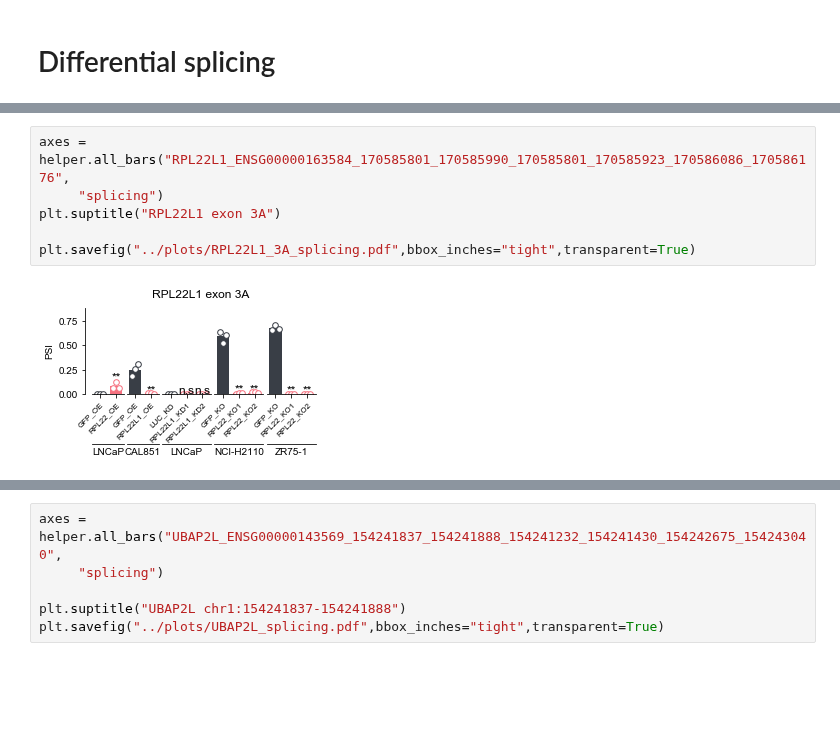
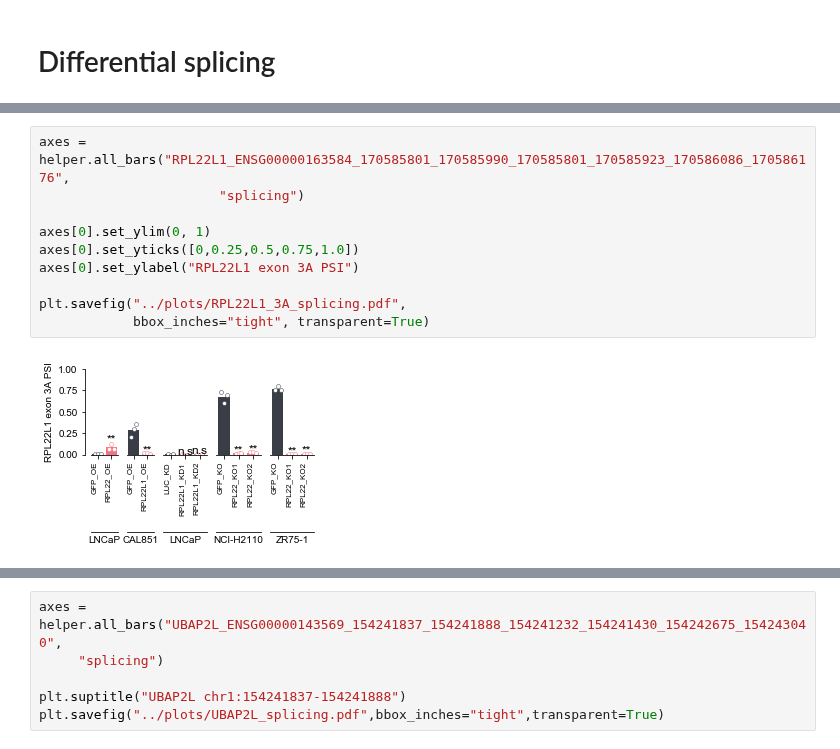
Before and after one commit to kevinhu/mdm4-splicing, a Jupyter notebook: notebooks/fig4_splicing.ipynb, the cells around one changed output, grey strips where cells are left out. Drawn from its saved outputs; the diff is of its cells as text; blank space fills up the shorter version.

Commit message:
Started revising expression+splicing figures

```diff
--- a/notebooks/fig4_splicing.ipynb
+++ b/notebooks/fig4_splicing.ipynb
@@ -70,8 +82,12 @@ splice_types = ["A3SS","A5SS","MXE","RI","SE"]
 # %%
 axes = helper.all_bars("RPL22L1_ENSG00000163584_170585801_170585990_170585801_170585923_170586086_170586176",
-     "splicing")
-plt.suptitle("RPL22L1 exon 3A")
+                       "splicing")
 
-plt.savefig("../plots/RPL22L1_3A_splicing.pdf",bbox_inches="tight",transparent=True)
+axes[0].set_ylim(0, 1)
+axes[0].set_yticks([0,0.25,0.5,0.75,1.0])
+axes[0].set_ylabel("RPL22L1 exon 3A PSI")
+
+plt.savefig("../plots/RPL22L1_3A_splicing.pdf",
+            bbox_inches="tight", transparent=True)
 # %% [output]
-[figure, old version]
+[figure, new version]
```
Also changed, not shown: parts of 6 cells of this notebook, 23 other files.
